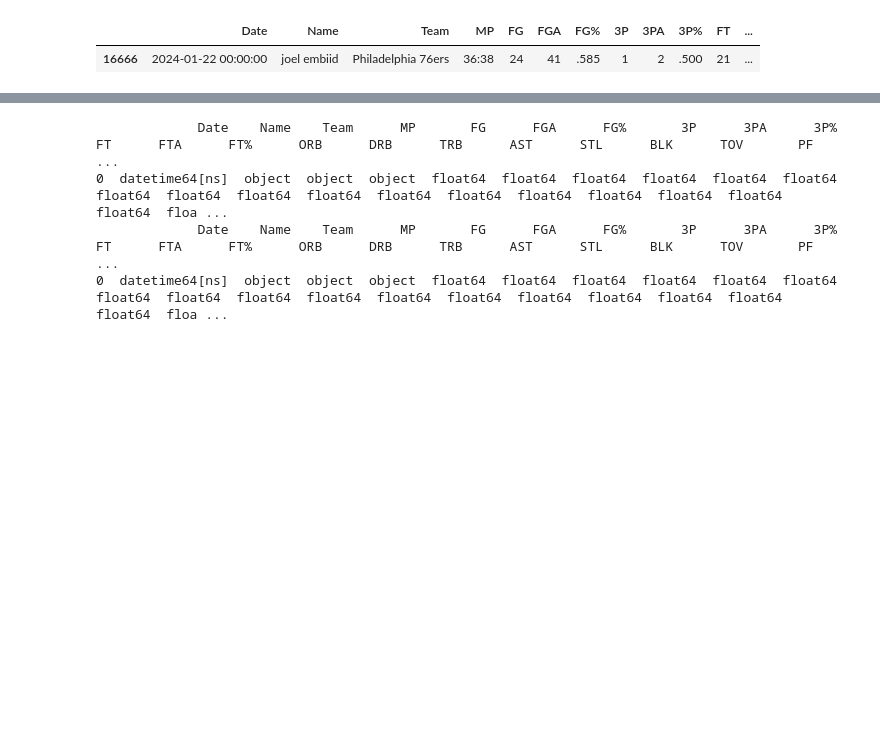
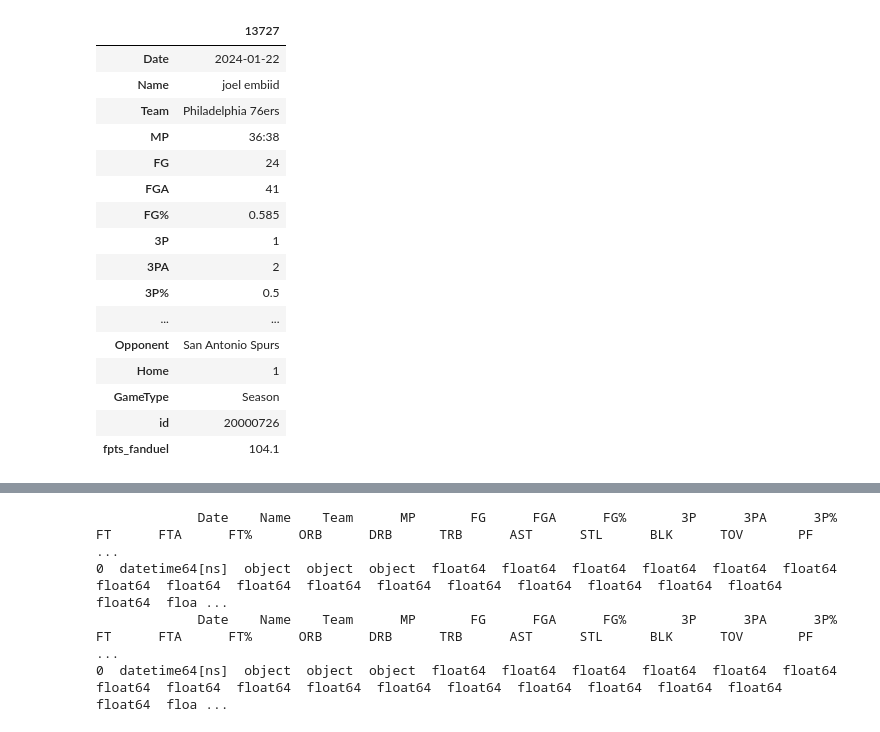
Before and after one commit to sammig6i/NBA-Fantasy-Points-Prediction, a Jupyter notebook: notebooks/EDA.ipynb, the cells around one changed output, grey strips where cells are left out. Cells and saved outputs as stored; diff of their text form; code cells hidden in the pictures; blank space fills up the shorter version.

```diff
--- a/notebooks/EDA.ipynb
+++ b/notebooks/EDA.ipynb
@@ -12,8 +12,8 @@ import warnings
 warnings.filterwarnings('ignore')
 %matplotlib inline
 # %%
-season_22_23 = pd.read_csv('../data/processed/Season(2022-23).csv')
-season_23_24 = pd.read_csv('../data/processed/Season(2023-24).csv')
+season_22_23 = pd.read_csv('../data/processed/Season(2022-23)_cleaned.csv')
+season_23_24 = pd.read_csv('../data/processed/Season(2023-24)_cleaned.csv')
 # %%
 print(season_22_23.columns)
 print(season_23_24.columns)
@@ -41,6 +49,3 @@ GameType        0
 id              0
 fpts_fanduel    0
 dtype: int64
-# %%
-season_22_23['Date'] = pd.to_datetime(season_22_23['Date'], format='%Y%m%d')
-season_23_24['Date'] = pd.to_datetime(season_23_24['Date'], format='%Y%m%d')
@@ -160,6 +227,21 @@ season_22_23.loc[season_22_23['fpts_fanduel'].idxmin()].to_frame().T
 # %%
-season_23_24.loc[season_23_24['fpts_fanduel'].idxmax()].to_frame().T
+season_23_24.loc[season_23_24['fpts_fanduel'].idxmax()].to_frame()
 # %% [output]
-|  | Date | Name | Team | MP | FG | FGA | FG% | 3P | 3PA | 3P% | FT | ... |
-| 16666 | 2024-01-22 00:00:00 | joel embiid | Philadelphia 76ers | 36:38 | 24 | 41 | .585 | 1 | 2 | .500 | 21 | ... |
+|  | 13727 |
+| Date | 2024-01-22 |
+| Name | joel embiid |
+| Team | Philadelphia 76ers |
+| MP | 36:38 |
+| FG | 24 |
+| FGA | 41 |
+| FG% | 0.585 |
+| 3P | 1 |
+| 3PA | 2 |
+| 3P% | 0.5 |
+| ... | ... |
+| Opponent | San Antonio Spurs |
+| Home | 1 |
+| GameType | Season |
+| id | 20000726 |
+| fpts_fanduel | 104.1 |
 # %%
```
Also changed, not shown: parts of 35 cells of this notebook, 3 other files.
